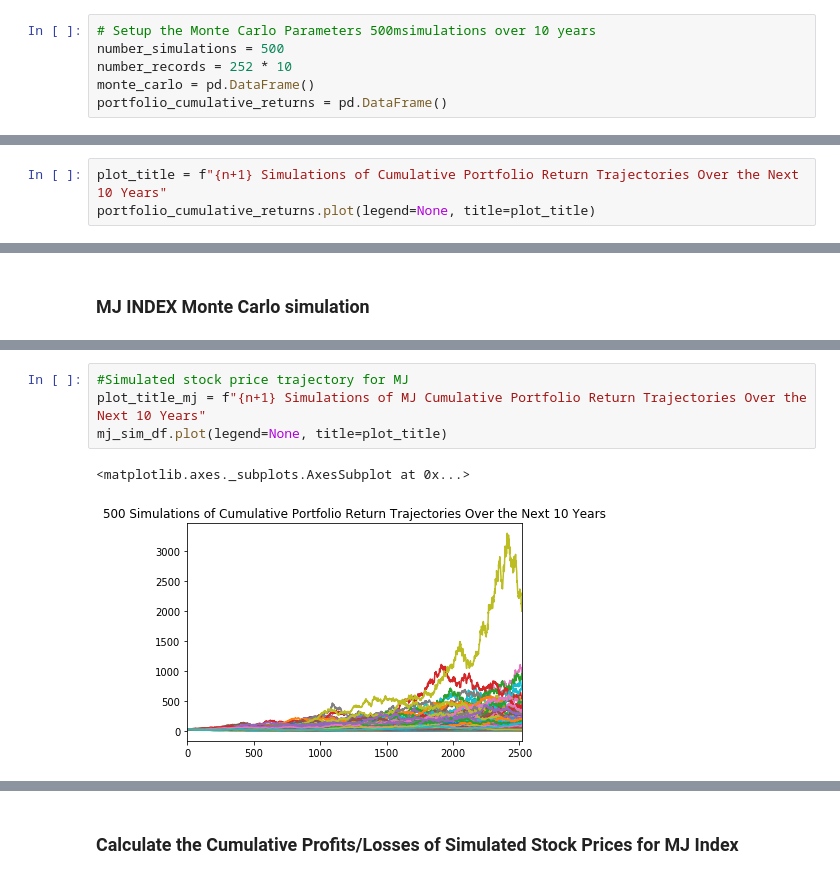
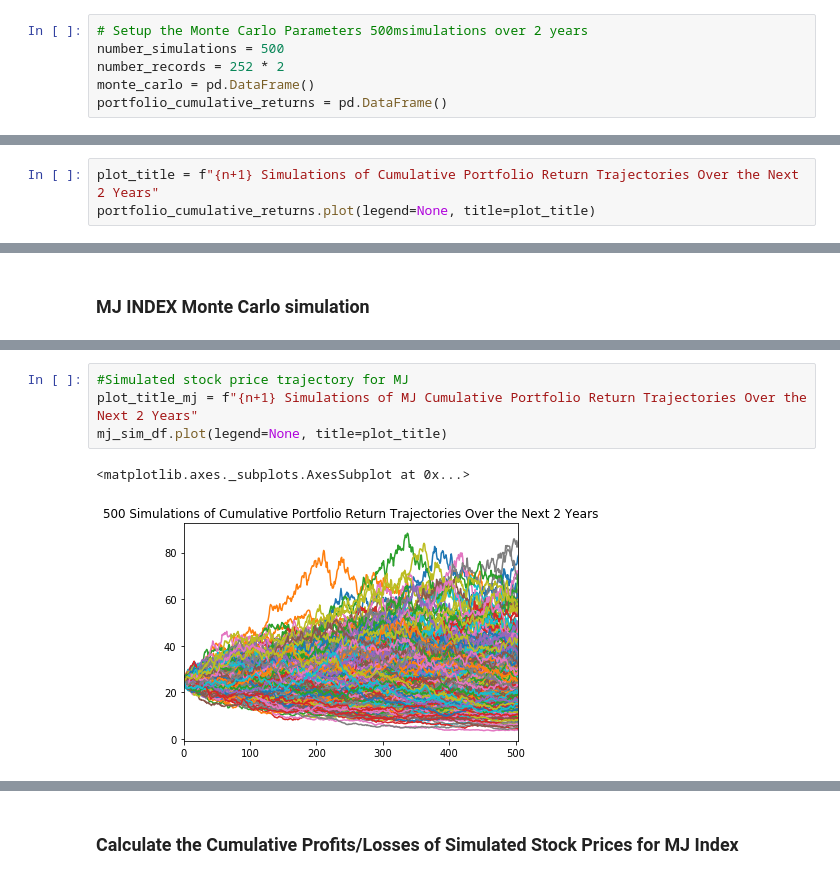
Before and after one commit to Briantaylor97/Cannabis-industry-analysis, a Jupyter notebook: MJ_index_compare.ipynb, the cells around one changed output, grey strips where cells are left out. Drawn from its saved outputs; the diff is of its cells as text.

Commit message:
Update MJ monte carlo simulation for 2 year simulation

```diff
--- a/MJ_index_compare.ipynb
+++ b/MJ_index_compare.ipynb
@@ -216,9 +223,9 @@ print(spy_last_price)
 37.3
 300.16
 # %%
-# Setup the Monte Carlo Parameters 500msimulations over 10 years
+# Setup the Monte Carlo Parameters 500msimulations over 2 years
 number_simulations = 500
-number_records = 252 * 10
+number_records = 252 * 2
 monte_carlo = pd.DataFrame()
 portfolio_cumulative_returns = pd.DataFrame()
 # %%
@@ -266,6 +273,6 @@ portfolio_cumulative_returns.tail()
 5 rows × 500 columns
 # %%
-plot_title = f"{n+1} Simulations of Cumulative Portfolio Return Trajectories Over the Next 10 Years"
+plot_title = f"{n+1} Simulations of Cumulative Portfolio Return Trajectories Over the Next 2 Years"
 portfolio_cumulative_returns.plot(legend=None, title=plot_title)
 # %% [output]
 <matplotlib.axes._subplots.AxesSubplot at 0x...>
@@ -324,7 +322,7 @@ print(std_dev_daily_return_mj)
 # %%
 #Simulated stock price trajectory for MJ
-plot_title_mj = f"{n+1} Simulations of MJ Cumulative Portfolio Return Trajectories Over the Next 10 Years"
+plot_title_mj = f"{n+1} Simulations of MJ Cumulative Portfolio Return Trajectories Over the Next 2 Years"
 mj_sim_df.plot(legend=None, title=plot_title)
 # %% [output]
 <matplotlib.axes._subplots.AxesSubplot at 0x...>
-[figure, old version]
+[figure, new version]
```
Also changed, not shown: parts of 17 cells of this notebook.
